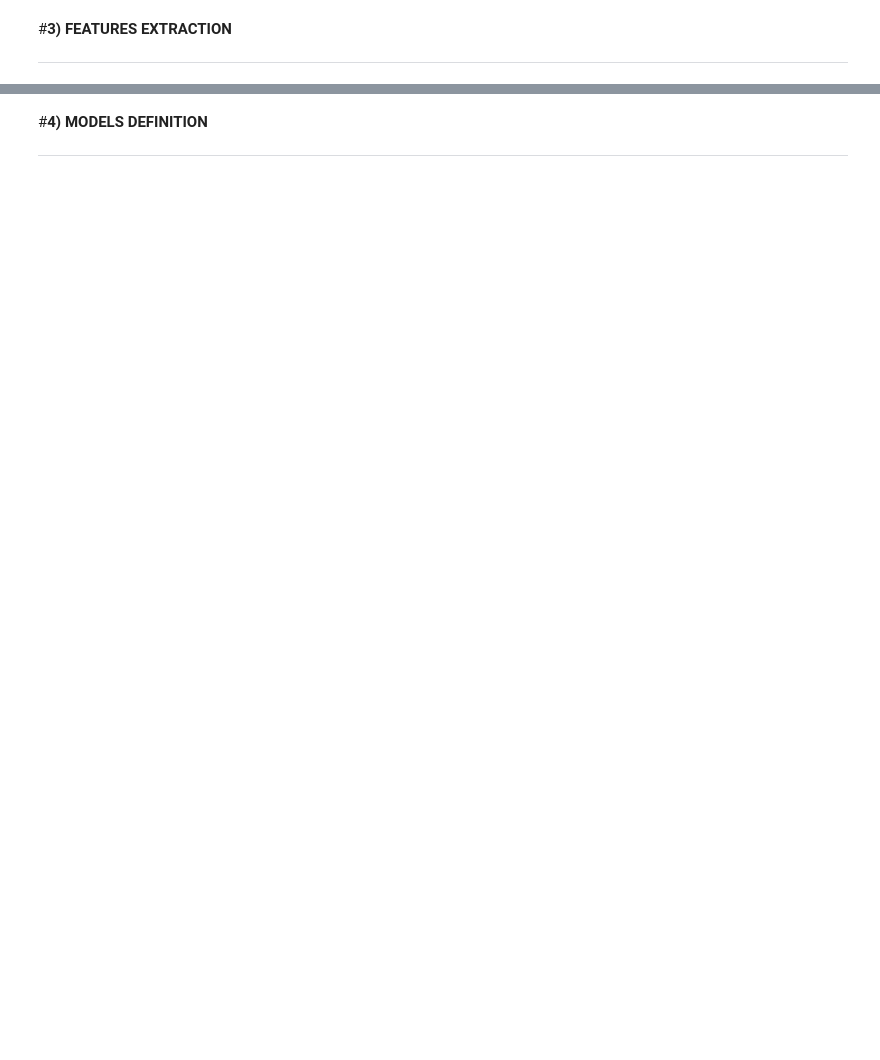
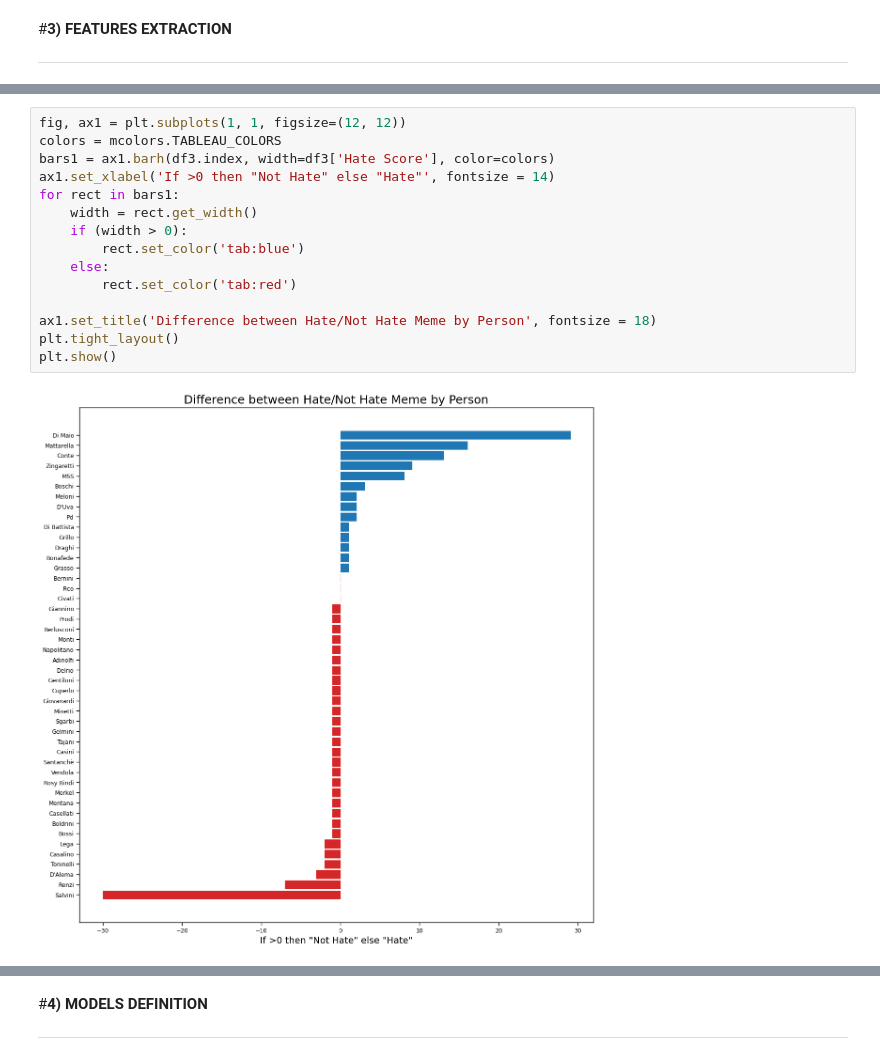
Before and after one commit to simonegramegna/NLP_Dankmeme_classification, a Jupyter notebook: NLP_Dankmemes.ipynb, the cells around one changed output, grey strips where cells are left out. Drawn from its saved outputs; the diff is of its cells as text; blank space fills up the shorter version.

```diff
--- a/NLP_Dankmemes.ipynb
+++ b/NLP_Dankmemes.ipynb
@@ -356,0 +375,17 @@ Meloni, Rosy Bindi, Vendola, Santanchè, Gelmini, Renzi, Casini, Minetti, Gianni
+# %%
+fig, ax1 = plt.subplots(1, 1, figsize=(12, 12))
+colors = mcolors.TABLEAU_COLORS
+bars1 = ax1.barh(df3.index, width=df3['Hate Score'], color=colors)
+ax1.set_xlabel('If >0 then "Not Hate" else "Hate"', fontsize = 14)
+for rect in bars1:
+    width = rect.get_width()
+    if (width > 0):
+        rect.set_color('tab:blue')
+    else:
+        rect.set_color('tab:red')
+
+ax1.set_title('Difference between Hate/Not Hate Meme by Person', fontsize = 18)
+plt.tight_layout()
+plt.show()
+# %% [output]
+[figure, added]
```
Also changed, not shown: parts of 22 cells of this notebook.
